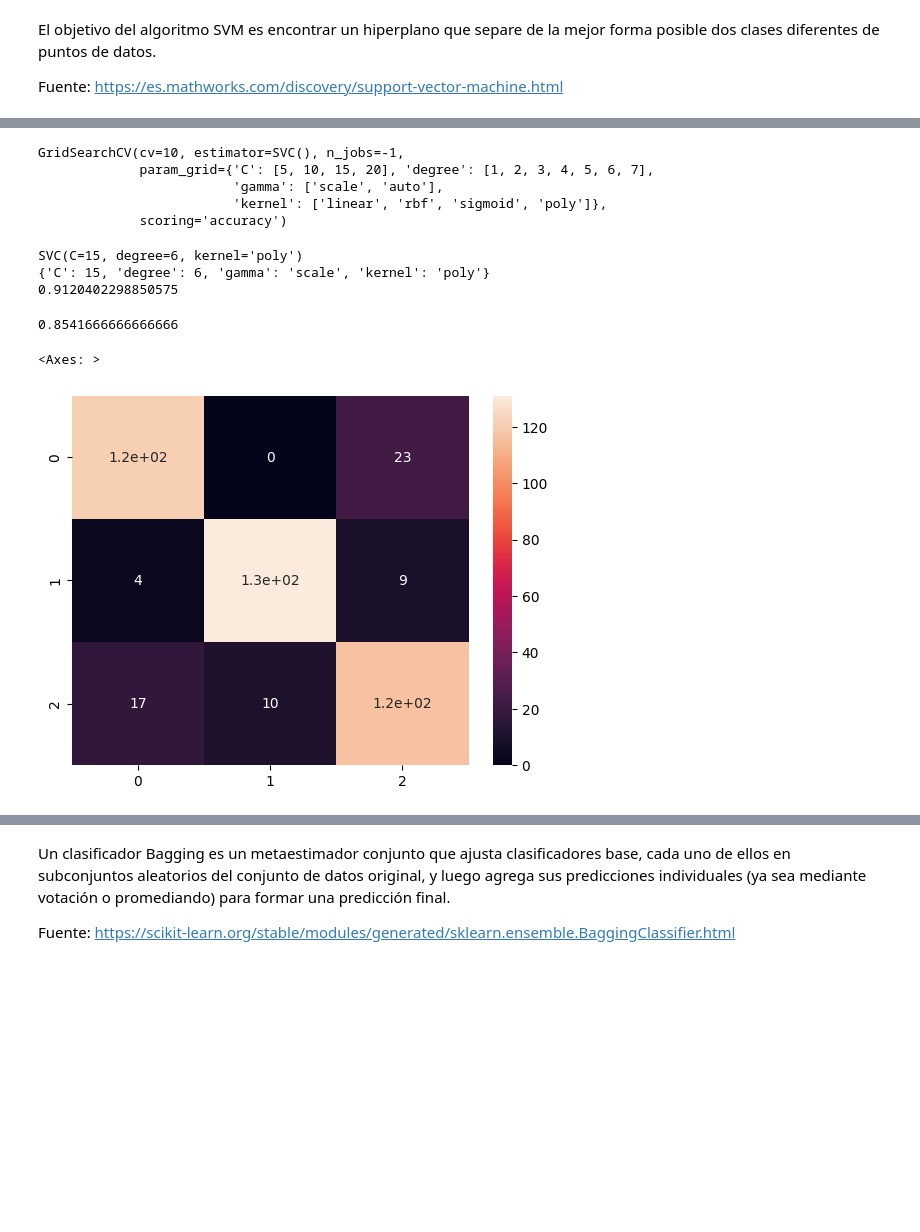
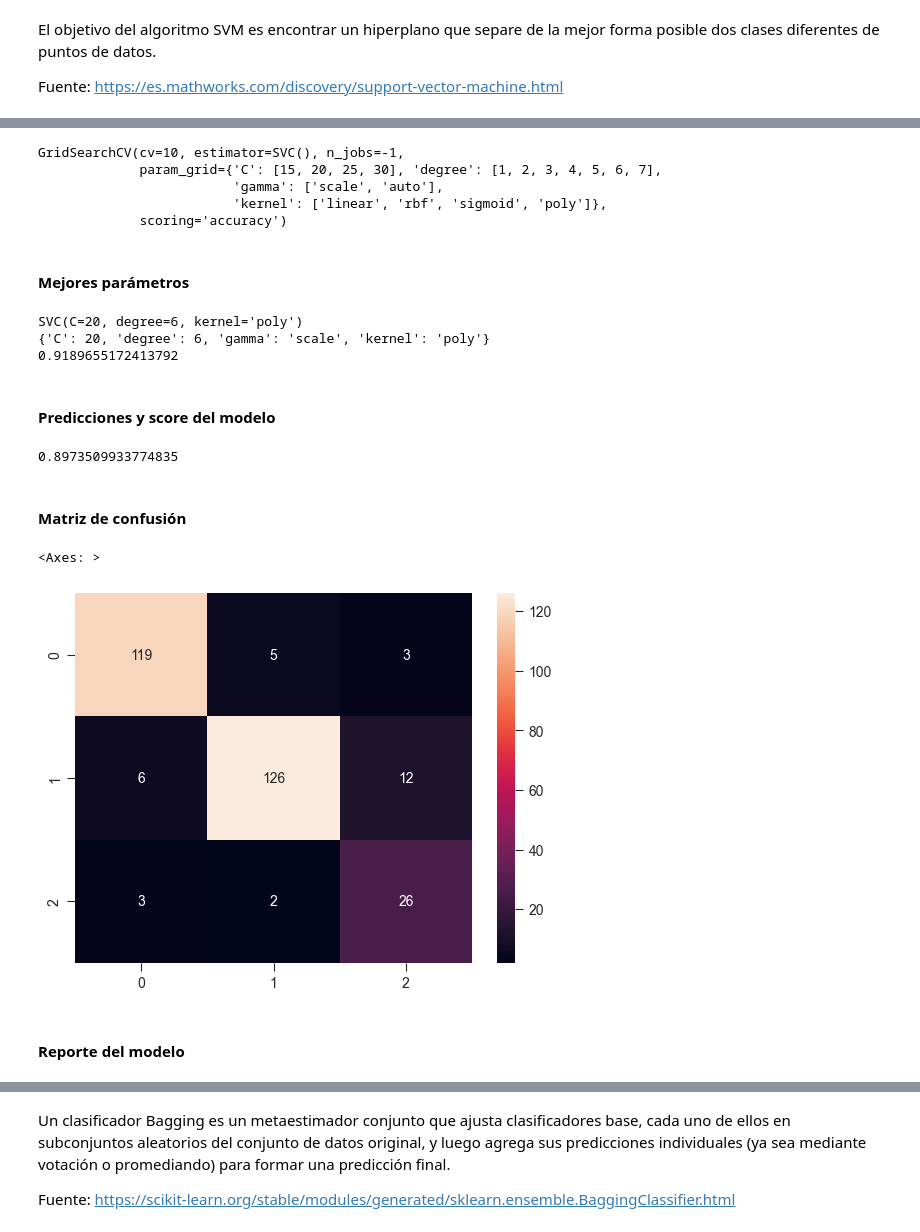
Before and after one commit to Matias-Ibarra/Proyecto_ML, a Jupyter notebook: notebooks/03_Entrenamiento_Evaluacion.ipynb, the cells around one changed output, grey strips where cells are left out. Cells and saved outputs as stored; diff of their text form; code cells hidden in the pictures; blank space fills up the shorter version.

```diff
--- a/notebooks/03_Entrenamiento_Evaluacion.ipynb
+++ b/notebooks/03_Entrenamiento_Evaluacion.ipynb
@@ -252,9 +264,9 @@ Fuente: https://scikit-learn.org/stable/modules/generated/sklearn.ensemble.Gradi
 
 parameters = {
     'loss': ['log_loss', 'deviance', 'exponential'],     # La función de pérdida que se va a optimizar.
-    'learning_rate': [0.4,0.5,0.6,0.7,0.8],              # La tasa de aprendizaje reduce la contribución de cada árbol.
-    'n_estimators': [140,160,180,200],                   # El número de etapas de impulso a realizar.
-    'max_depth': [4,6,8,10]                              # Profundidad máxima de los estimadores de regresión individuales.
+    'learning_rate': [0.6,0.7,0.8,0.9,1],                # La tasa de aprendizaje reduce la contribución de cada árbol.
+    'n_estimators': [20,40,60,80,100,120,140],           # El número de etapas de impulso a realizar.
+    'max_depth': [8,10,12,14,16]                         # Profundidad máxima de los estimadores de regresión individuales.
 }
 modelo_gbc = GradientBoostingClassifier()
 
@@ -318,7 +346,7 @@ Fuente: https://es.mathworks.com/discovery/support-vector-machine.html
 # Entrenamiento con SVC
 
 parameters = {
-    'C': [5,10,15,20],                                   # Parámetro de regularización.
+    'C': [15,20,25,30],                                   # Parámetro de regularización.
     'degree': [1,2,3,4,5,6,7],                           # Grado de la función kernel polinomial.
     'kernel': ['linear', 'rbf', 'sigmoid', 'poly'],      # Especifica el tipo de núcleo que se utilizará en el algoritmo.
     'gamma': ['scale', 'auto']                           # Coeficiente kernel.
@@ -335,28 +363,36 @@ svc = GridSearchCV(estimator = modelo_svc ,
 svc.fit(X_train_resampled, y_train_resampled)
 # %% [output]
 GridSearchCV(cv=10, estimator=SVC(), n_jobs=-1,
-             param_grid={'C': [5, 10, 15, 20], 'degree': [1, 2, 3, 4, 5, 6, 7],
+             param_grid={'C': [15, 20, 25, 30], 'degree': [1, 2, 3, 4, 5, 6, 7],
                          'gamma': ['scale', 'auto'],
                          'kernel': ['linear', 'rbf', 'sigmoid', 'poly']},
              scoring='accuracy')
+# %% [markdown]
+#### Mejores parámetros
 # %%
 print(svc.best_estimator_)
 print(svc.best_params_)
 print(svc.best_score_)
 # %% [output]
-SVC(C=15, degree=6, kernel='poly')
-{'C': 15, 'degree': 6, 'gamma': 'scale', 'kernel': 'poly'}
-0.9120402298850575
+SVC(C=20, degree=6, kernel='poly')
+{'C': 20, 'degree': 6, 'gamma': 'scale', 'kernel': 'poly'}
+0.9189655172413792
+# %% [markdown]
+#### Predicciones y score del modelo
 # %%
 final_svc = svc.best_estimator_
 final_svc.fit(X_train_resampled, y_train_resampled)
-y_pred = final_svc.predict(X_test_resampled)
-final_svc.score(X_test_resampled,y_test_resampled)
+y_pred = final_svc.predict(X_test)
+final_svc.score(X_test,y_test)
 # %% [output]
-0.8541666666666666
+0.8973509933774835
+# %% [markdown]
+#### Matriz de confusión
 # %%
-cm = confusion_matrix( y_test_resampled, y_pred)
-sns.heatmap(cm, annot=True)
+cm = confusion_matrix( y_test, y_pred)
+sns.heatmap(cm, annot=True, fmt="d")
 # %% [output]
 <Axes: >
-[figure, old version]
+[figure, new version]
+# %% [markdown]
+#### Reporte del modelo
```
Also changed, not shown: parts of 67 cells of this notebook, 10 other files.
